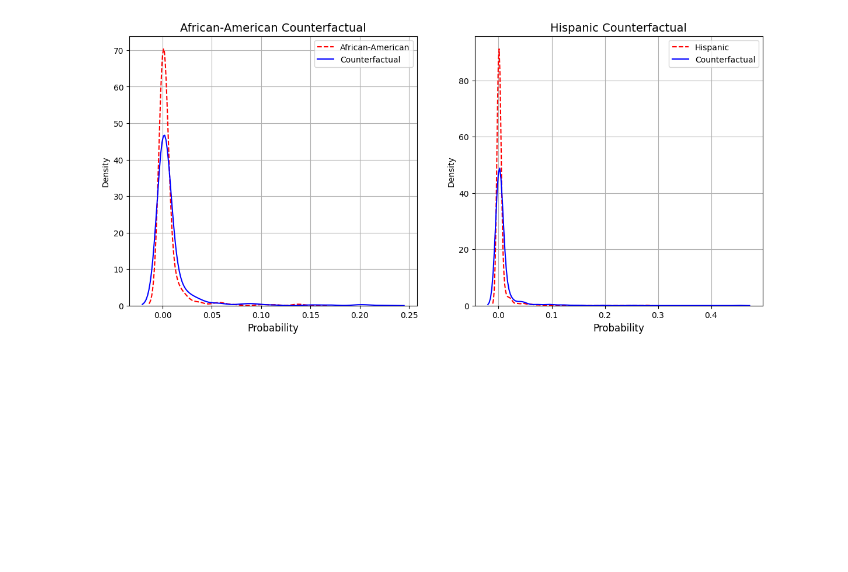
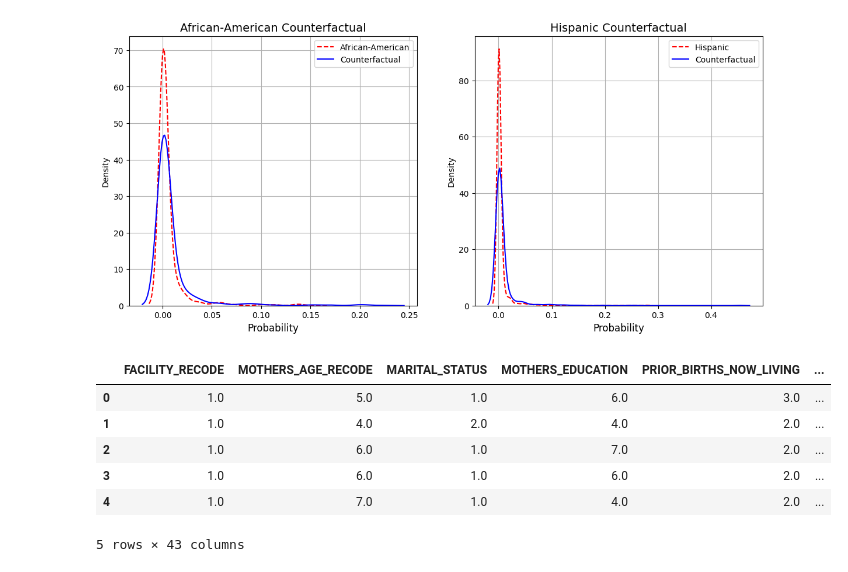
Before and after one commit to chess10kp/compass, a Jupyter notebook: vbac.ipynb, the cells around one changed output. Cells and saved outputs as stored; diff of their text form; code cells hidden in the pictures; blank space fills up the shorter version.

```diff
--- a/vbac.ipynb
+++ b/vbac.ipynb
@@ -99,0 +145,13 @@ plt.show()
+# %%
+import pandas as pd
+
+vbac_data = pd.read_csv("data/2019_vbac_data.csv", names=headers, skip_blank_lines=True, dtype=float, header=None)
+vbac_data.head()
+# %% [output]
+|  | FACILITY_RECODE | MOTHERS_AGE_RECODE | MARITAL_STATUS | MOTHERS_EDUCATION | PRIOR_BIRTHS_NOW_LIVING | ... |
+| 0 | 1.0 | 5.0 | 1.0 | 6.0 | 3.0 | ... |
+| 1 | 1.0 | 4.0 | 2.0 | 4.0 | 2.0 | ... |
+| 2 | 1.0 | 6.0 | 1.0 | 7.0 | 2.0 | ... |
+| 3 | 1.0 | 6.0 | 1.0 | 6.0 | 2.0 | ... |
+| 4 | 1.0 | 7.0 | 1.0 | 4.0 | 2.0 | ... |
+5 rows × 43 columns
```
Also changed, not shown: parts of 6 cells of this notebook, 3 other files.
